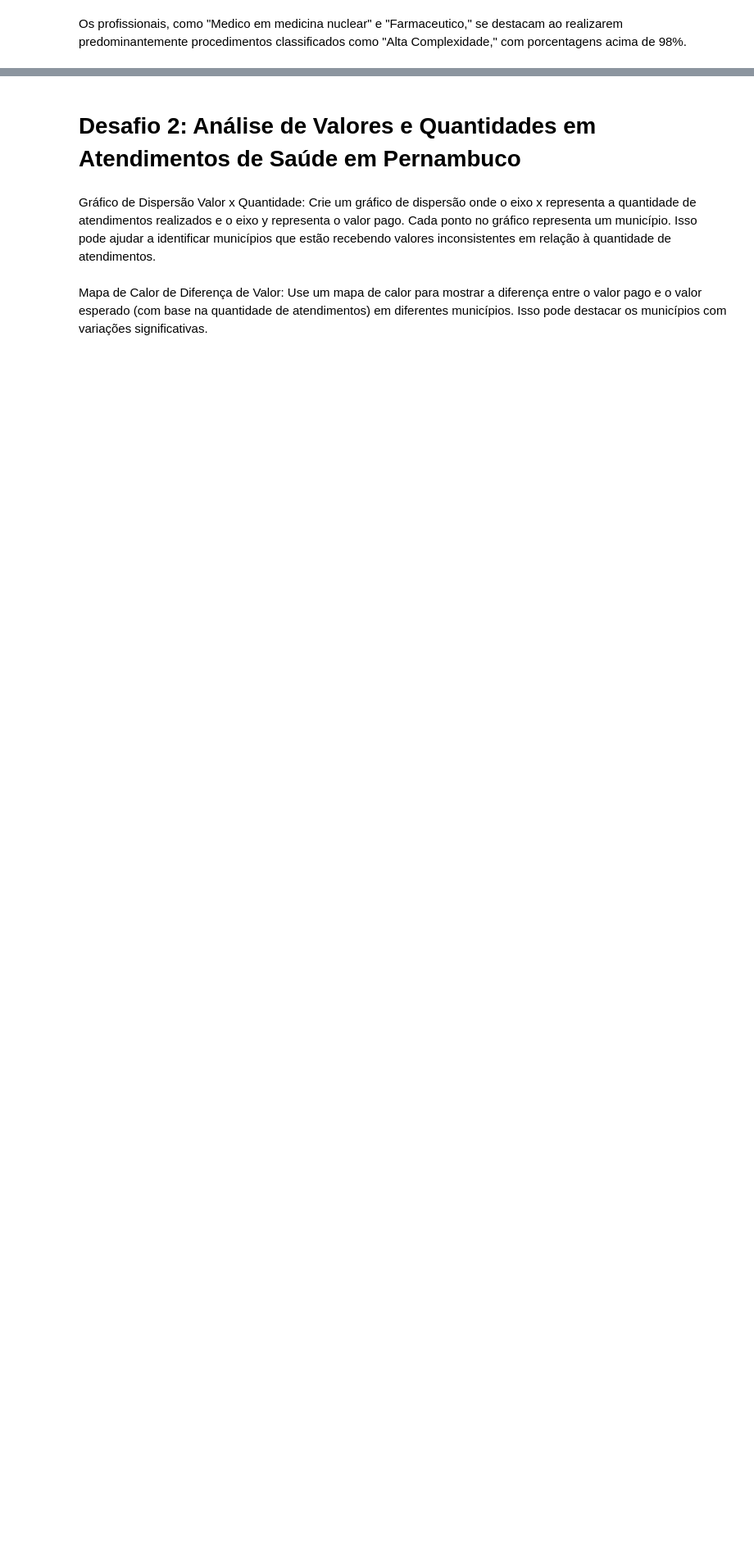
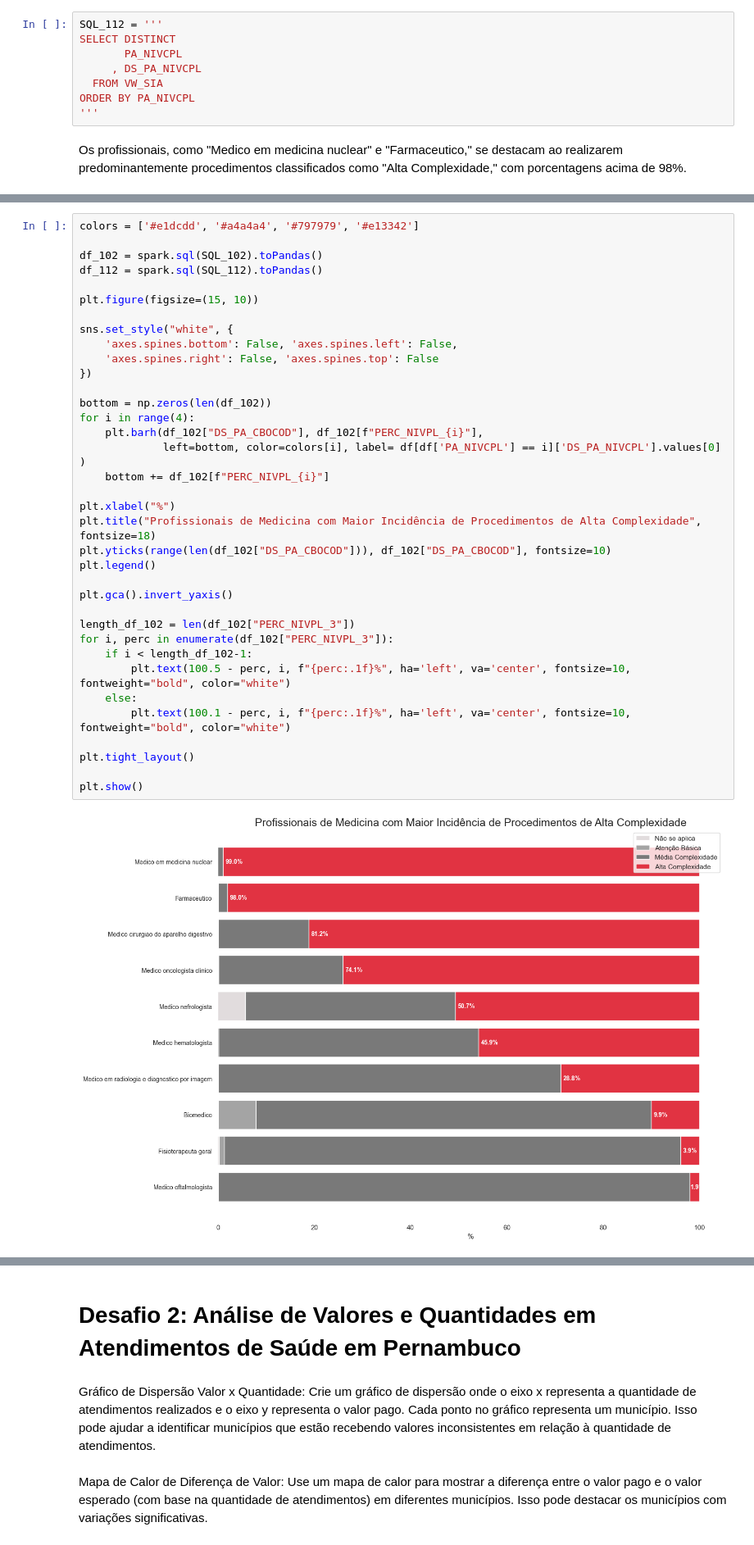
Before and after one commit to Vinicius-Luiz/etl_data_analisys_sia_python, a Jupyter notebook: 004_Data_Analysis.ipynb, the cells around one changed output, grey strips where cells are left out. Shown at 82% size. Drawn from its saved outputs; the diff is of its cells as text; blank space fills up the shorter version.

```diff
--- a/004_Data_Analysis.ipynb
+++ b/004_Data_Analysis.ipynb
@@ -120,2 +167,10 @@ plt.show()
+# %%
+SQL_112 = '''
+SELECT DISTINCT
+       PA_NIVCPL
+     , DS_PA_NIVCPL
+  FROM VW_SIA
+ORDER BY PA_NIVCPL
+'''
 # %% [markdown]
 Os profissionais, como "Medico em medicina nuclear" e "Farmaceutico," se destacam ao realizarem predominantemente procedimentos classificados como "Alta Complexidade," com porcentagens acima de 98%.
@@ -216,0 +177,38 @@ Gráfico de Linhas Temporais por Profissional: Se houver uma variável de data,
+# %%
+colors = ['#e1dcdd', '#a4a4a4', '#797979', '#e13342']
+
+df_102 = spark.sql(SQL_102).toPandas()
+df_112 = spark.sql(SQL_112).toPandas()
+
+plt.figure(figsize=(15, 10))
+
+sns.set_style("white", {
+    'axes.spines.bottom': False, 'axes.spines.left': False,
+    'axes.spines.right': False, 'axes.spines.top': False
+})
+
+bottom = np.zeros(len(df_102))
+for i in range(4):
+    plt.barh(df_102["DS_PA_CBOCOD"], df_102[f"PERC_NIVPL_{i}"],
+             left=bottom, color=colors[i], label= df[df['PA_NIVCPL'] == i]['DS_PA_NIVCPL'].values[0] )
+    bottom += df_102[f"PERC_NIVPL_{i}"]
+
+plt.xlabel("%")
+plt.title("Profissionais de Medicina com Maior Incidência de Procedimentos de Alta Complexidade", fontsize=18)
+plt.yticks(range(len(df_102["DS_PA_CBOCOD"])), df_102["DS_PA_CBOCOD"], fontsize=10)
+plt.legend()
+
+plt.gca().invert_yaxis()
+
+length_df_102 = len(df_102["PERC_NIVPL_3"])
+for i, perc in enumerate(df_102["PERC_NIVPL_3"]):
+    if i < length_df_102-1:
+        plt.text(100.5 - perc, i, f"{perc:.1f}%", ha='left', va='center', fontsize=10, fontweight="bold", color="white")
+    else:
+        plt.text(100.1 - perc, i, f"{perc:.1f}%", ha='left', va='center', fontsize=10, fontweight="bold", color="white")
+
+plt.tight_layout()
+
+plt.show()
+# %% [output]
+[figure, added]
```
Also changed, not shown: parts of 12 cells of this notebook, 1 other file.
